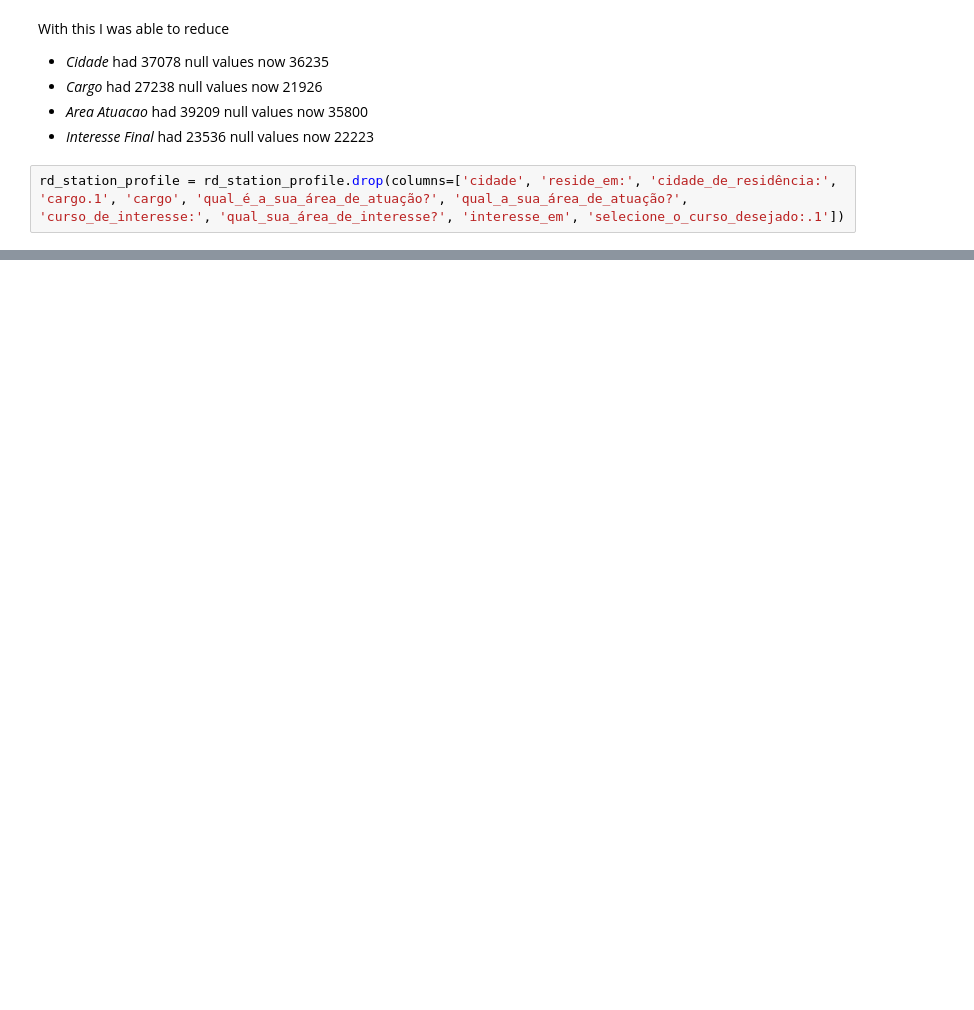
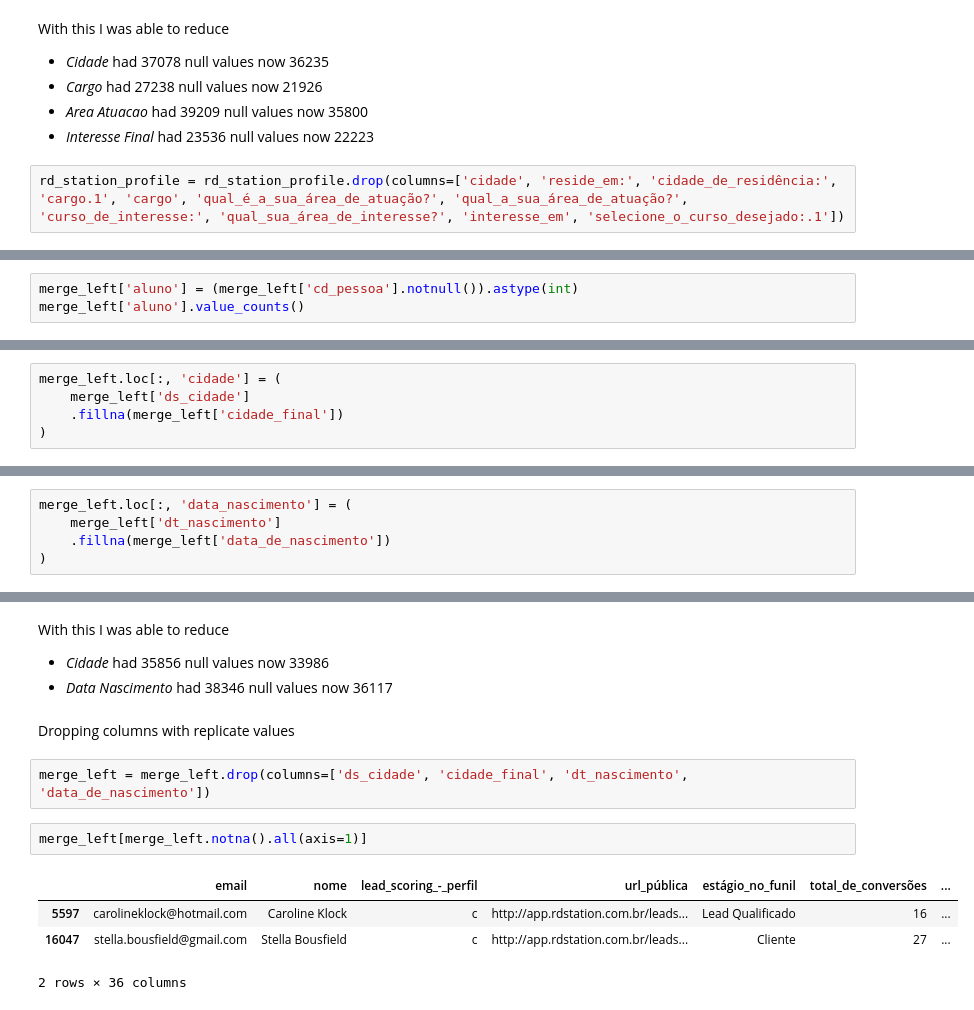
Before and after one commit to anaaristow/sustentare_analytics, a Jupyter notebook: eda_etl/extracting.ipynb, the cells around one changed output, grey strips where cells are left out. Cells and saved outputs as stored; diff of their text form; blank space fills up the shorter version.

```diff
--- a/eda_etl/extracting.ipynb
+++ b/eda_etl/extracting.ipynb
@@ -364,0 +291,3 @@ accuracy = accuracy_score(y_test, y_pred)
+# %%
+merge_left['aluno'] = (merge_left['cd_pessoa'].notnull()).astype(int)
+merge_left['aluno'].value_counts()
@@ -364,0 +303,5 @@ accuracy = accuracy_score(y_test, y_pred)
+# %%
+merge_left.loc[:, 'cidade'] = (
+    merge_left['ds_cidade']
+    .fillna(merge_left['cidade_final'])
+)
@@ -364,0 +310,5 @@ accuracy = accuracy_score(y_test, y_pred)
+# %%
+merge_left.loc[:, 'data_nascimento'] = (
+    merge_left['dt_nascimento']
+    .fillna(merge_left['data_de_nascimento'])
+)
@@ -364,0 +321,15 @@ accuracy = accuracy_score(y_test, y_pred)
+# %% [markdown]
+With this I was able to reduce
+- *Cidade* had 35856 null values now 33986
+- *Data Nascimento* had 38346 null values now 36117
+# %% [markdown]
+Dropping columns with replicate values
+# %%
+merge_left = merge_left.drop(columns=['ds_cidade', 'cidade_final', 'dt_nascimento', 'data_de_nascimento'])
+# %%
+merge_left[merge_left.notna().all(axis=1)]
+# %% [output]
+|  | email | nome | lead_scoring_-_perfil | url_pública | estágio_no_funil | total_de_conversões | ... |
+| 5597 | carolineklock@hotmail.com | Caroline Klock | c | http://app.rdstation.com.br/leads... | Lead Qualificado | 16 | ... |
+| 16047 | stella.bousfield@gmail.com | Stella Bousfield | c | http://app.rdstation.com.br/leads... | Cliente | 27 | ... |
+2 rows × 36 columns
```
Also changed, not shown: parts of 60 cells of this notebook, 7 other files.
